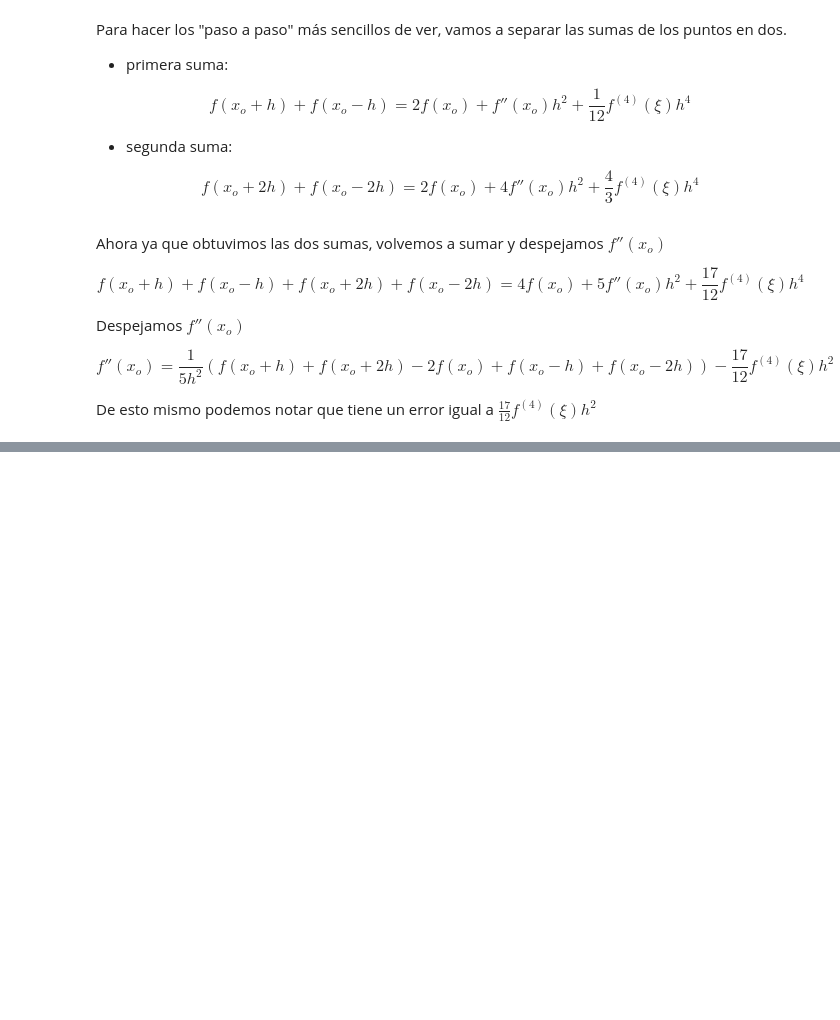
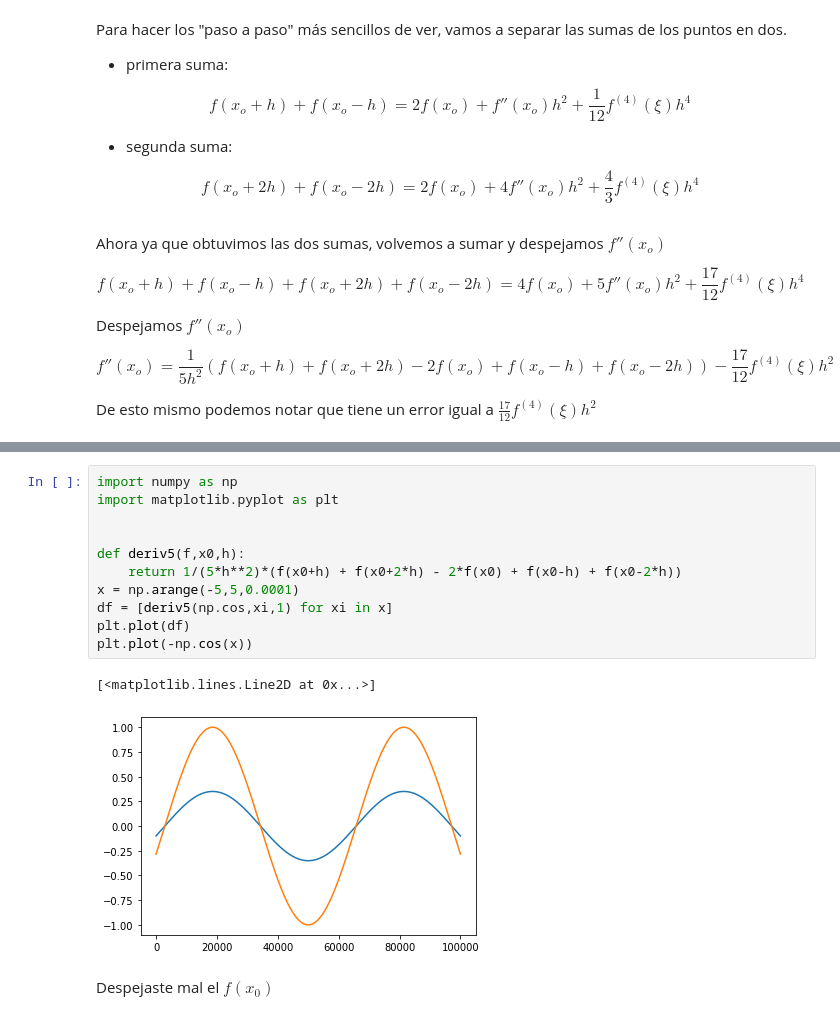
Before and after one commit to pverdejo/Tareas-M-todos-Num-ricos-2022, a Jupyter notebook: Tarea_8_9.ipynb, the cells around one changed output, grey strips where cells are left out. Drawn from its saved outputs; the diff is of its cells as text; blank space fills up the shorter version.

```diff
--- a/Tarea_8_9.ipynb
+++ b/Tarea_8_9.ipynb
@@ -62,0 +79,16 @@ De esto mismo podemos notar que tiene un error igual a $ \frac{17}{12}f^{(4)}(\x
+# %%
+import numpy as np
+import matplotlib.pyplot as plt
+
+
+def deriv5(f,x0,h):
+    return 1/(5*h**2)*(f(x0+h) + f(x0+2*h) - 2*f(x0) + f(x0-h) + f(x0-2*h))
+x = np.arange(-5,5,0.0001)
+df = [deriv5(np.cos,xi,1) for xi in x]
+plt.plot(df)
+plt.plot(-np.cos(x))
+# %% [output]
+[<matplotlib.lines.Line2D at 0x...>]
+[figure, added]
+# %% [markdown]
+Despejaste mal el $f(x_0)$
```
Also changed, not shown: parts of 2 cells of this notebook.
